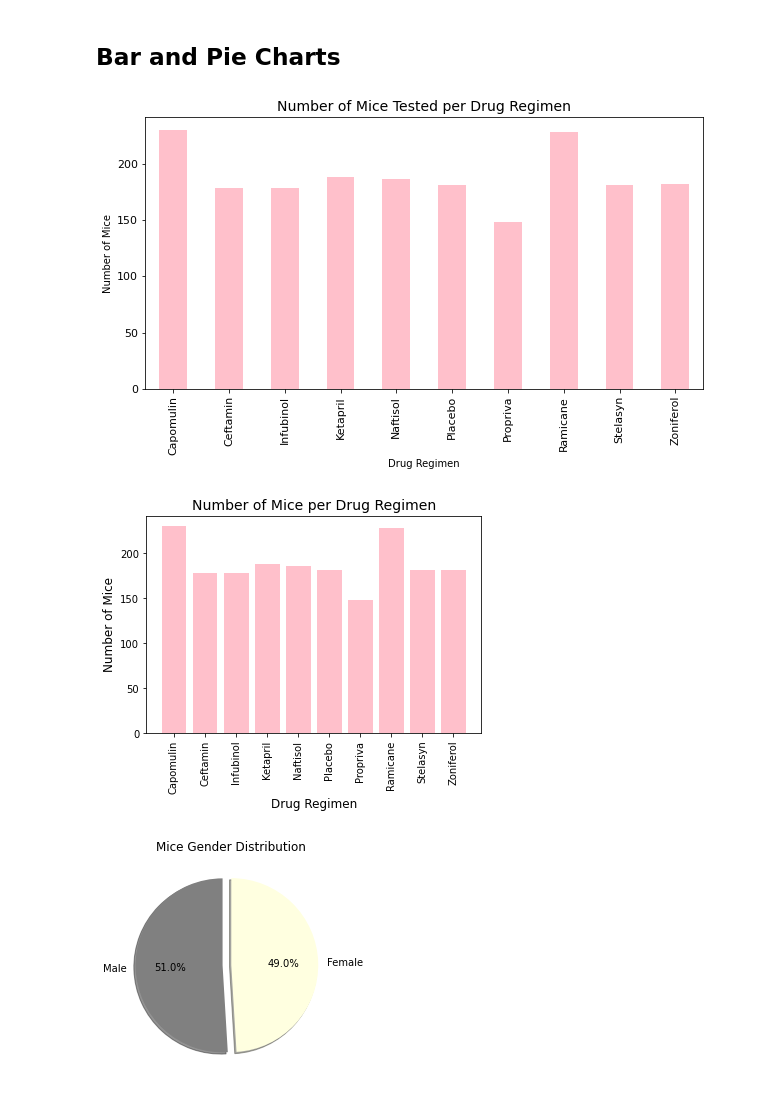
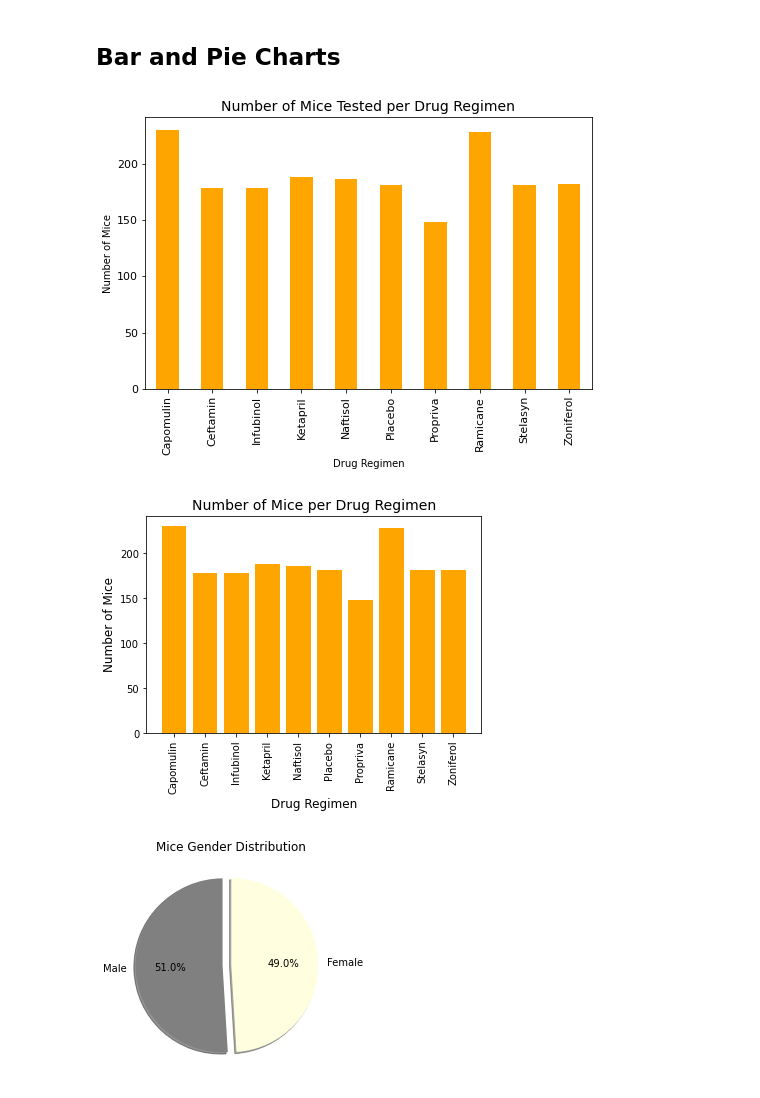
Before and after one commit to Amelchristy/Matplotlib, a Jupyter notebook: Pymaceuticals/Pymaceuticals.ipynb, the cells around one changed output. Saved outputs shown, nothing was run; the diff lists cells and outputs as text; code cells hidden in the pictures.

```diff
--- a/Pymaceuticals/Pymaceuticals.ipynb
+++ b/Pymaceuticals/Pymaceuticals.ipynb
@@ -127,23 +127,25 @@ Summary2
 # %% [markdown]
 ## Bar and Pie Charts
 # %%
-bar_plot =CleanDF.groupby('Drug Regimen').count()['Mouse ID']
-bar_plot.plot.bar(figsize = (10,5), color = 'pink', fontsize = 11)
+#Pandas
+MiceBarPlot =CleanDF.groupby('Drug Regimen').count()['Mouse ID']
+MiceBarPlot.plot.bar(figsize = (8,5), color = 'orange', fontsize = 11)
 
 
 plt.ylabel("Number of Mice")
 plt.title("Number of Mice Tested per Drug Regimen", fontsize = 14)
 plt.show()
 # %% [output]
-[figure, old version]
+[figure, new version]
 # %%
-bar_plot.tolist()
+#Pyplot
+MiceBarPlot.tolist()
 
 #Set the x_axis
 x_axis = np.arange(len(bar_plot))
 x_axis = bar_plot.index
 
-plt.bar(x_axis, bar_plot, color = 'pink')
+plt.bar(x_axis, bar_plot, color = 'orange')
 
 # Format bar chart
 plt.xlabel("Drug Regimen", fontsize = 12)
@@ -152,7 +154,7 @@ plt.title("Number of Mice per Drug Regimen", fontsize = 14)
 plt.xticks(rotation=90)
 plt.show()
 # %% [output]
-[figure, old version]
+[figure, new version]
 # %%
 # Generate a pie plot showing the distribution of female versus male mice using pandas
 
```
Also changed, not shown: parts of 8 cells of this notebook.
